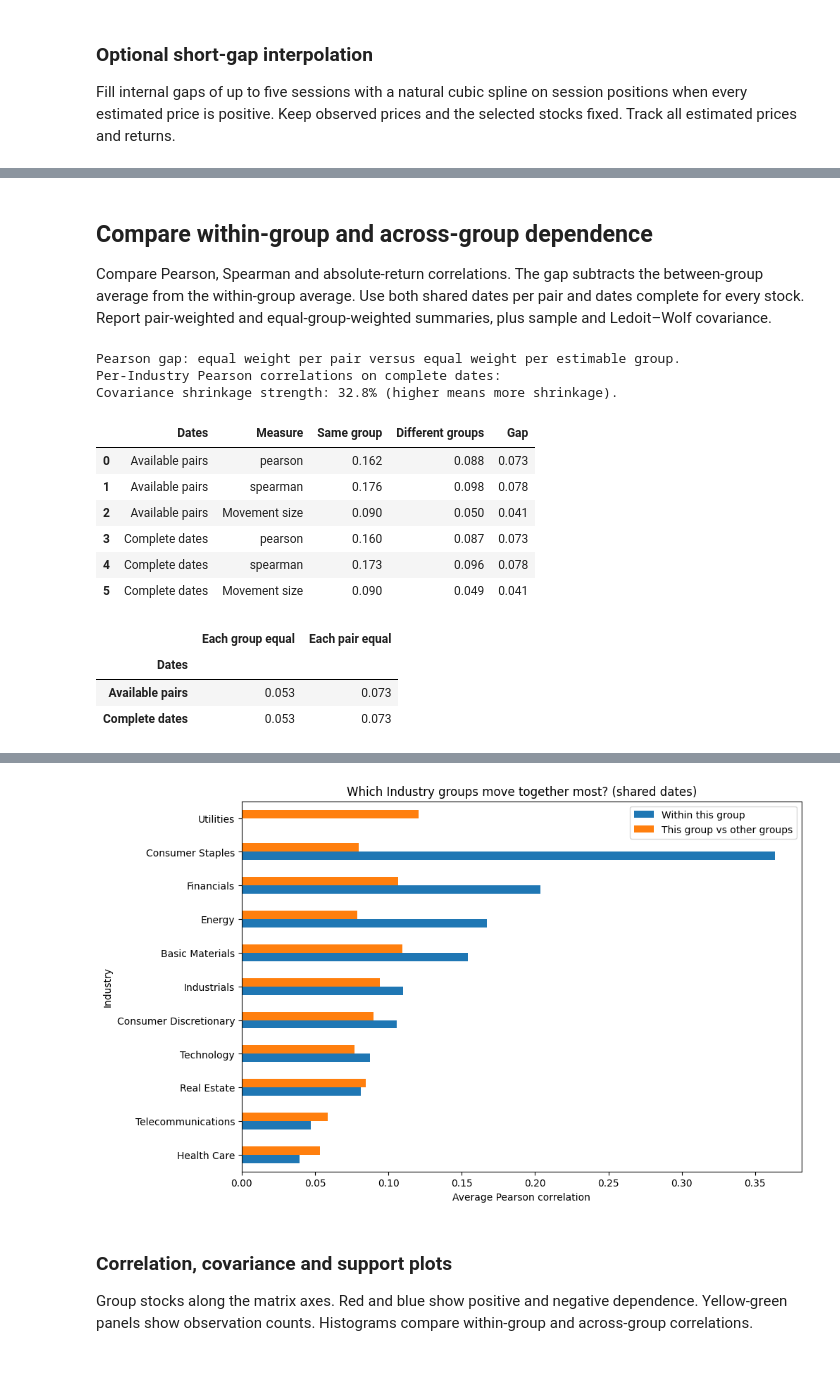
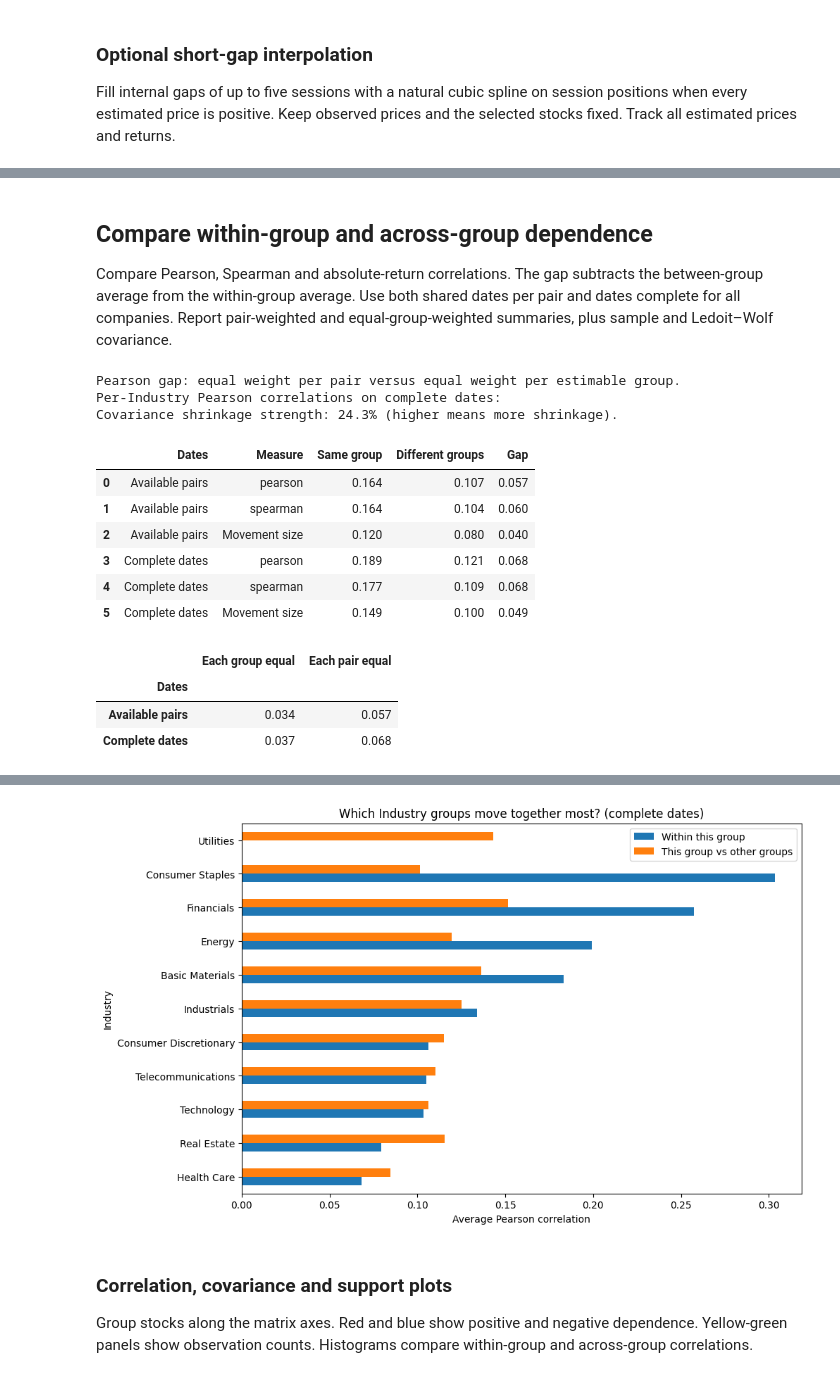
Before and after one commit to dared22/master_thesis, a Jupyter notebook: EDA/EDA_sector_dependence.ipynb, the cells around one changed output, grey strips where cells are left out. Drawn from its saved outputs; the diff is of its cells as text; code cells hidden in the pictures.

```diff
--- a/EDA/EDA_sector_dependence.ipynb
+++ b/EDA/EDA_sector_dependence.ipynb
@@ -28,14 +28,10 @@ from scipy.spatial.distance import pdist, squareform
 from sklearn.covariance import LedoitWolf
 from sklearn.decomposition import PCA
 from threadpoolctl import threadpool_limits
-import exchange_calendars as xcals
 from tslearn.metrics import cdist_dtw, dtw, dtw_path
 from IPython.display import display
 
-SOURCE_PATH = Path("Data/eligible/data_mapped.csv")
-START = pd.Timestamp("2021-09-08")
-END = pd.Timestamp("2026-09-08")
-COVERAGE = 0.95
+SOURCE_PATH = Path("Data/eligible/price_histories.csv")
 MIN_PAIR = 252
 MIN_TAIL = 1000
 TAIL_LEVEL = 0.05
@@ -55,7 +51,7 @@ grouping_columns["Original"] = "Sector"
 group_column = grouping_columns[GROUPING_LEVEL]
 source_sha256 = hashlib.sha256(source.read_bytes()).hexdigest()
 packages = ["numpy", "pandas", "scipy", "scikit-learn", "matplotlib",
-            "exchange_calendars", "tslearn", "threadpoolctl"]
+            "tslearn", "threadpoolctl"]
 package_versions = pd.Series({p: version(p) for p in packages}, name="version")
 plt.rcParams.update({"figure.dpi": 100, "axes.grid": False})
 pd.set_option("display.max_columns", 10)
@@ -63,6 +59,6 @@ pd.set_option("display.max_rows", 12)
 pd.set_option("display.max_colwidth", 70)
 pd.set_option("display.precision", 3)
 started = perf_counter()
-print(f"Data: {SOURCE_PATH} | {START.date()} to {END.date()}")
+print(f"Data: {SOURCE_PATH}")
 print(f"Grouping: {GROUPING_LEVEL}; interpolation: {INTERPOLATE_SHORT_GAPS}.")
 # %% [output]
@@ -455,7 +238,7 @@ Complete dates retained: 1,210/1,257; removed: 47 (3.7%).
 # %% [markdown]
 ## Compare within-group and across-group dependence
 
-Compare Pearson, Spearman and absolute-return correlations. The gap subtracts the between-group average from the within-group average. Use both shared dates per pair and dates complete for every stock. Report pair-weighted and equal-group-weighted summaries, plus sample and Ledoit–Wolf covariance.
+Compare Pearson, Spearman and absolute-return correlations. The gap subtracts the between-group average from the within-group average. Use both shared dates per pair and dates complete for all companies. Report pair-weighted and equal-group-weighted summaries, plus sample and Ledoit–Wolf covariance.
 # %%
 def dependence_pairs(frame: pd.DataFrame, absolute: bool = True) -> tuple[dict, pd.DataFrame]:
     """Calculate correlation matrices and the exact paired-date support for each pair."""
@@ -485,11 +268,12 @@ def dependence_pairs(frame: pd.DataFrame, absolute: bool = True) -> tuple[dict,
 
 def sector_summaries(pairs: pd.DataFrame, metrics: list[str], panel: str) -> tuple[pd.DataFrame, pd.DataFrame]:
     """Compare within/across pairs and give each estimable sector equal macro weight."""
+    members = pd.Index(pairs["stock_i"].unique()).union(pairs["stock_j"].unique())
     known = pairs.loc[pairs["known_sectors"]]
     rows, global_rows = [], []
     for metric in metrics:
         local = []
-        for sector, stocks in selected.dropna(subset=["sector"]).groupby("sector"):
+        for sector, stocks in selected.loc[members].dropna(subset=["sector"]).groupby("sector"):
             internal = known.loc[known["sector_i"].eq(sector) & known["sector_j"].eq(sector), metric].dropna()
             external = known.loc[known["sector_i"].eq(sector) ^ known["sector_j"].eq(sector), metric].dropna()
             local.append({"panel": panel, "metric": metric, "sector": sector, "stocks": len(stocks),
@@ -547,23 +331,23 @@ fig, ax = plt.subplots(figsize=(10, 6), constrained_layout=True)
 sector_chart.set_index("sector")[["within_mean", "between_mean"]].rename(columns={
     "within_mean": "Within this group", "between_mean": "This group vs other groups"}).plot.barh(ax=ax)
 ax.axvline(0, color="grey", linewidth=0.6)
-ax.set(title=f"Which {GROUPING_LEVEL} groups move together most? (shared dates)", xlabel="Average Pearson correlation", ylabel=GROUPING_LEVEL)
+ax.set(title=f"Which {GROUPING_LEVEL} groups move together most? (complete dates)", xlabel="Average Pearson correlation", ylabel=GROUPING_LEVEL)
 plt.show()
 plt.close(fig)
 print(f"Covariance shrinkage strength: {lw.shrinkage_:.1%} (higher means more shrinkage).")
 # %% [output]
 Pearson gap: equal weight per pair versus equal weight per estimable group.
 Per-Industry Pearson correlations on complete dates:
-Covariance shrinkage strength: 32.8% (higher means more shrinkage).
+Covariance shrinkage strength: 24.3% (higher means more shrinkage).
 |  | Dates | Measure | Same group | Different groups | Gap |
-| 0 | Available pairs | pearson | 0.162 | 0.088 | 0.073 |
-| 1 | Available pairs | spearman | 0.176 | 0.098 | 0.078 |
-| 2 | Available pairs | Movement size | 0.090 | 0.050 | 0.041 |
-| 3 | Complete dates | pearson | 0.160 | 0.087 | 0.073 |
-| 4 | Complete dates | spearman | 0.173 | 0.096 | 0.078 |
-| 5 | Complete dates | Movement size | 0.090 | 0.049 | 0.041 |
+| 0 | Available pairs | pearson | 0.164 | 0.107 | 0.057 |
+| 1 | Available pairs | spearman | 0.164 | 0.104 | 0.060 |
+| 2 | Available pairs | Movement size | 0.120 | 0.080 | 0.040 |
+| 3 | Complete dates | pearson | 0.189 | 0.121 | 0.068 |
+| 4 | Complete dates | spearman | 0.177 | 0.109 | 0.068 |
+| 5 | Complete dates | Movement size | 0.149 | 0.100 | 0.049 |
 |  | Each group equal | Each pair equal |
 | Dates |  |  |
-| Available pairs | 0.053 | 0.073 |
-| Complete dates | 0.053 | 0.073 |
+| Available pairs | 0.034 | 0.057 |
+| Complete dates | 0.037 | 0.068 |
 |  | Industry | stocks | within_pairs | between_pairs | within_mean | within_median | between_mean | difference |
@@ -581,4 +365,4 @@ Covariance shrinkage strength: 32.8% (higher means more shrinkage).
-[figure, old version]
+[figure, new version]
 # %% [markdown]
 ### Correlation, covariance and support plots
 
```
Also changed, not shown: parts of 28 cells of this notebook, 16 other files.
